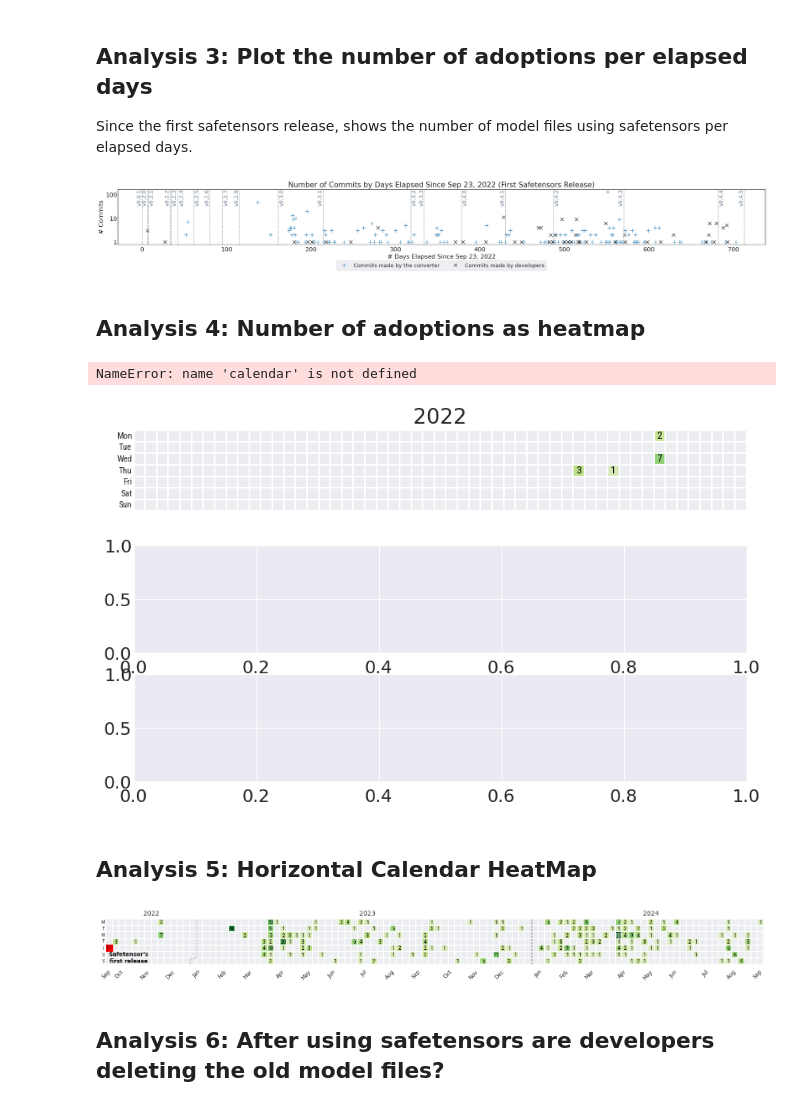
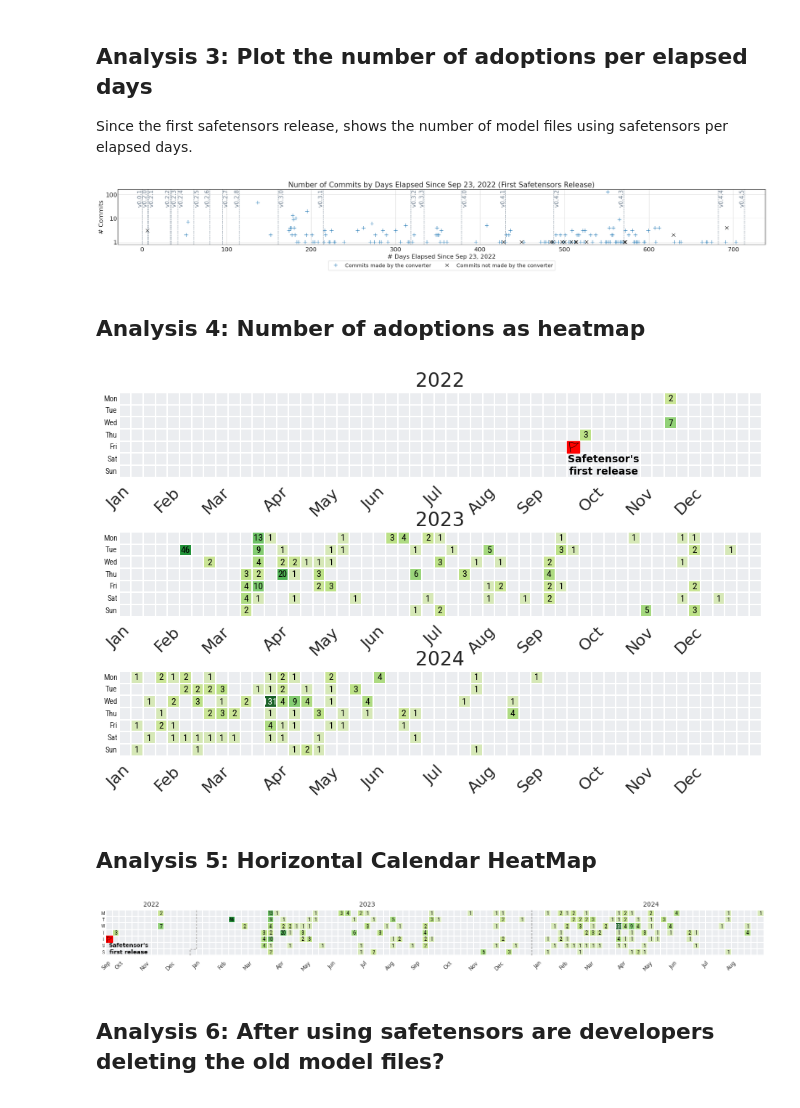
Before and after one commit to s2e-lab/model-evolution, a Jupyter notebook: scripts/notebooks/rq1_analysis.ipynb, the cells around one changed output. Drawn from its saved outputs; the diff is of its cells as text; code cells hidden in the pictures.

Commit message:
Updated RQ1 scripts and results

```diff
--- a/scripts/notebooks/rq1_analysis.ipynb
+++ b/scripts/notebooks/rq1_analysis.ipynb
@@ -12,3 +12,6 @@ df = read_repositories_evolution()
 
 # Filter out rows with 'safetensors' serialization format
 df_safetensors = df[df['serialization_format'] == 'safetensors']
+# Filter out rows that added the safetensors files (ie., change_status = '+')
+df_safetensors = df_safetensors[df_safetensors['change_status'] == '+']
+df_safetensors
@@ -84,7 +109,6 @@ Name: elapsed_days, dtype: int64
 
 Since the first safetensors release, shows the number of model files using safetensors per elapsed days.
 # %%
-from pathlib import Path
 import matplotlib.pyplot as plt
 from nb_utils import get_safetensors_releases, SAFETENSORS_RELEASE_DATE
 
@@ -101,7 +125,7 @@ plt.rcParams['ytick.major.pad'] = -2  # Decrease this value as needed
 plt.rcParams.update({'font.size': 16})
 
 # Plotting
-plt.figure(figsize=(25,4), facecolor="white")  # Set figure background to white
+plt.figure(figsize=(25, 4), facecolor="white")  # Set figure background to white
 ax = plt.gca()  # Get the current axis
 ax.set_facecolor("white")  # Set axis background to white
 
@@ -111,11 +135,10 @@ for spine in ax.spines.values():
     spine.set_color('black')
     spine.set_linewidth(1.0)
 
-
 plt.plot(commits_by_bot.index, commits_by_bot.values,
-         marker='+', linestyle='None', markersize=10,  label="Commits made by SFConvert bot")
+         marker='+', linestyle='None', markersize=10)
 plt.plot(commits_not_by_bot.index, commits_not_by_bot.values,
-         marker='x', linestyle='None', color='black', markersize=9, label="Commits not made by SFConvert bot")
+         marker='x', linestyle='None', color='black', markersize=9)
 
 plt.xlabel("# Days Elapsed Since Sep 23, 2022")
 plt.ylabel("# Commits")
@@ -125,48 +148,48 @@ plt.yticks([1, 10, 100], ['1', '10', '100'])
 # plt.xticks(fontsize=14)
 plt.grid(True)
 plt.legend(
-    ('Commits made by the converter','Commits made by developers'),
+    ('Commits made by the converter', 'Commits not made by the converter'),
     loc='upper center', bbox_to_anchor=(0.5, -0.25), ncol=2, fontsize=14)
 plt.tight_layout()
 
-
-df_releases  = get_safetensors_releases()
+df_releases = get_safetensors_releases()
 
 #  add vertical lines for each release date with labels
-color, i, x_coordinates = 'slategray', 0, [1, -6.5]
+color, i, x_coordinates = 'slategray', 0, [0.75, -6]
 
 for day, label in df_releases[['date', 'tag']].values:
     i = (i + 1) % 2
     diff = (day - SAFETENSORS_RELEASE_DATE).days
-    plt.axvline(x=diff,color=color, linestyle='--', linewidth=1)
-    x_offset = 1.5 if label == 'v0.2.4' else  x_coordinates[i]
-    plt.text(diff + x_offset, plt.ylim()[1] * 0.99, label, color=color, rotation=90, verticalalignment='top', fontdict={'size':14})
+    plt.axvline(x=diff, color=color, linestyle='--', linewidth=1)
+    x_offset = x_coordinates[0] if label == 'v0.2.4' else x_coordinates[i]
+    plt.text(diff + x_offset, plt.ylim()[1] * 0.99, label, color=color, rotation=90, verticalalignment='top',
+             fontdict={'size': 15})
     if label == 'v0.0.1': i = 2
 
-
 # Save the plot as a PDF file
-plt.savefig(RESULTS_DIR /'RQ1CommitsDistribution.pdf', format="pdf", bbox_inches="tight")
+plt.savefig(RESULTS_DIR / 'RQ1CommitsDistribution.pdf', format="pdf", bbox_inches="tight")
 
 plt.show()
 # %% [output]
-[figure, old version]
+[figure, new version]
 # %% [markdown]
 ## Analysis 4: Number of adoptions as heatmap
 # %%
 import numpy as np
 from matplotlib.colors import LinearSegmentedColormap
 import pandas as pd
+import seaborn as sns
+import calendar
 from pathlib import Path
 from matplotlib.patches import Rectangle
 from matplotlib.font_manager import FontProperties
 import matplotlib.pyplot as plt
-import seaborn as sns
 
 # Warnings are very unnecessary. They can only do harm  🎶
 # Enjoy the silence :)
 import warnings
+
 warnings.filterwarnings("ignore", category=UserWarning)
-
 
 # Create a font property with Noto Emoji and Roboto Condensed fonts
 emoji_font = FontProperties(fname=Path('../../assets/NotoEmoji-Regular.ttf'))
@@ -177,7 +200,6 @@ roboto_condensed_font = FontProperties(fname=Path('../../assets/RobotoCondensed-
 plt.rcParams['font.family'] = 'DejaVu Sans'
 # Decrease padding for y-axis tick labels
 plt.rcParams['ytick.major.pad'] = -2  # Decrease this value as needed
-
 
 # group by timestamp, and ignore the times, just group based on the date
 commits_by_date = df_safetensors.groupby(df_safetensors['date'].dt.floor('D')).size().sort_index()
@@ -210,6 +232,7 @@ log_commits_by_date = np.log1p(commits_by_date)  # log(1 + count)
 # Determine the max log-transformed value for setting the consistent color range
 vmax_log = log_commits_by_date.max()
 
+
 # Modify the function to add count annotations on non-zero cells
 
 def plot_year_heatmap_with_annotations(year, ax):
@@ -239,8 +262,9 @@ def plot_year_heatmap_with_annotations(year, ax):
         for col in range(53):
             if year_matrix_original[row, col] > 0:
                 ax.text(col + 0.5, row + 0.5, f"{int(year_matrix_original[row, col])}",
-                        ha='center', va='center', fontsize=9.5, color='black' if year_matrix_original[row, col] < vmax else 'white', fontproperties=roboto_condensed_font)
-
+                        ha='center', va='center', fontsize=9.5,
+                        color='black' if year_matrix_original[row, col] < vmax else 'white',
+                        fontproperties=roboto_condensed_font)
 
     # Set title and adjust labels for horizontal orientation
     ax.set_title(f"{year}")
@@ -254,37 +278,37 @@ def plot_year_heatmap_with_annotations(year, ax):
         label.set_verticalalignment('center')
         # decrease padding
         # label.set_pad(0)
     #
     # Adjust the month labels along the x-axis
     month_ticks = [0, 4, 8, 13, 17, 21, 26, 30, 34, 39, 43, 47]
     ax.set_xticks(month_ticks)
     ax.set_xticklabels([calendar.month_abbr[i] for i in range(1, 13)], rotation=45)
 
     if year == 2022:
         # Define the day and week position to highlight
         highlight_day = 4  # Example: 2 for Wednesday
         highlight_week = 37  # Example week to highlight
         # Add a red patch to highlight the selected square
         ax.add_patch(Rectangle((highlight_week, highlight_day), 1, 1, fill=True, color="red"))
         # Add a text annotation to highlight the selected square
-        ax.text(highlight_week + 3, highlight_day + 2, "Safetensor's\nfirst release", ha='center', va='center', color="black", fontsize=10, weight='bold')
+        ax.text(highlight_week + 3, highlight_day + 2, "Safetensor's\nfirst release", ha='center', va='center',
+                color="black", fontsize=10, weight='bold')
         # Add a vertical line to highlight the selected week
         ax.text(highlight_week + 0.5, highlight_day + 0.5, "🚩", fontproperties=emoji_font,
-                        ha='center', va='center', fontsize=10, color='black' )
+                ha='center', va='center', fontsize=10, color='black')
 
 
 # Plot horizontal heatmaps with annotations for non-zero values
 fig, axes = plt.subplots(len(years), 1, figsize=(10, 6))
 
 for i, year in enumerate(years):
     plot_year_heatmap_with_annotations(year, axes[i])
 
 plt.tight_layout()
 plt.savefig(Path('../../results/RQ1Heatmap.pdf'), bbox_inches='tight', format='pdf')
 plt.show()
 # %% [output]
-NameError: name 'calendar' is not defined
-[figure, old version]
+[figure, new version]
 # %% [markdown]
 ## Analysis 5: Horizontal Calendar HeatMap
 # %%
@@ -297,9 +321,8 @@ import numpy as np
 
 # leave me alone, FFS.
 import warnings
+
 warnings.filterwarnings("ignore", category=UserWarning)  # Ignore UserWarnings from Matplotlib
-
-
 
 # Create a font property with Noto Emoji and Roboto Condensed fonts
 emoji_font = FontProperties(fname=Path('../../assets/NotoEmoji-Regular.ttf'))
@@ -312,8 +335,6 @@ plt.rcParams['font.family'] = 'DejaVu Sans'
 plt.rcParams['ytick.major.pad'] = -1.5  # Decrease this value as needed
 # set default font size
 plt.rcParams.update({'font.size': 8.5})
-
-
 
 # Define the years for which we want to create heatmaps
 years = [2022, 2023, 2024]
@@ -330,6 +351,7 @@ log_commits_by_date = np.log1p(commits_by_date)  # log(1 + count)
 
 # Determine the max log-transformed value for setting the consistent color range
 vmax_log = log_commits_by_date.max()
+
 
 # Modify the function to add count annotations on non-zero cells
 
@@ -366,14 +388,16 @@ def plot_year_heatmap_with_custom_start_fixed(year, ax, start_month=None, end_mo
     # Plot the heatmap with log-transformed data
     sns.heatmap(year_matrix, ax=ax, cmap=cmap, cbar=False,
                 vmin=0, vmax=vmax_log, linewidths=0.1, linecolor='white', square=True,
-                yticklabels=['Mon', 'Tue', 'Wed', 'Thu', 'Fri', 'Sat', 'Sun'] )
+                yticklabels=['Mon', 'Tue', 'Wed', 'Thu', 'Fri', 'Sat', 'Sun'])
 
     # Add annotations for non-zero values
     for row in range(7):
         for col in range(weeks_in_range):
             if year_matrix_original[row, col] > 0:
                 ax.text(col + 0.5, row + 0.5, f"{int(year_matrix_original[row, col])}",
-                        ha='center', va='center', fontsize=8.5, color='black' if year_matrix_original[row, col] < vmax else 'white', fontproperties=roboto_condensed_font)
+                        ha='center', va='center', fontsize=8.5,
+                        color='black' if year_matrix_original[row, col] < vmax else 'white',
+                        fontproperties=roboto_condensed_font)
 
     # Set title and adjust labels for horizontal orientation
     ax.set_title(f"{year}")
@@ -392,9 +416,9 @@ def plot_year_heatmap_with_custom_start_fixed(year, ax, start_month=None, end_mo
         ax.set_xticks(month_ticks)
         ax.set_xticklabels(['Sep', 'Oct', 'Nov', 'Dec'], rotation=45)
     elif year == 2024:
-        month_ticks = [0, 4, 8, 13, 17, 21, 26, 30, 34]
+        month_ticks = [0, 4, 8, 13, 17, 21, 26, 30]
         ax.set_xticks(month_ticks)
-        ax.set_xticklabels([calendar.month_abbr[i] for i in range(1, 10)], rotation=45)
+        ax.set_xticklabels([calendar.month_abbr[i] for i in range(1, 9)], rotation=45)
     else:
         month_ticks = [0, 4, 8, 13, 17, 21, 26, 30, 34, 39, 43, 47]
         ax.set_xticks(month_ticks)
@@ -411,7 +435,7 @@ def plot_year_heatmap_with_custom_start_fixed(year, ax, start_month=None, end_mo
                 ha='center', va='center', color="black", fontsize=9, weight='bold')
         # Add a vertical line to highlight the selected week
         ax.text(highlight_week + 0.5, highlight_day + 0.5, "🚩", fontproperties=emoji_font,
-                        ha='center', va='center', fontsize=9.5, color='black' )
+                ha='center', va='center', fontsize=9.5, color='black')
     # Draw a gray dashed vertical line at the end of each year
     if year == 2023:  # Only add a line if it's not the last year
         ax.axvline(x=52, color="gray", linestyle="--", linewidth=1)  # Adjust x to align with end of year
@@ -421,8 +445,9 @@ def plot_year_heatmap_with_custom_start_fixed(year, ax, start_month=None, end_mo
         # Add a horizontal dashed line at the specified y position (e.g., between Friday and Saturday)
         ax.hlines(y=6, xmin=13, xmax=14, color="gray", linestyle="--", linewidth=1)  # Adjust `y` as needed
 
+
 # Plot horizontal heatmaps, starting 2022 from September
-fig, axes = plt.subplots(1, len(years), figsize=(15, 6), gridspec_kw={'width_ratios': [14, 53, 35],'wspace': 0})
+fig, axes = plt.subplots(1, len(years), figsize=(15, 6), gridspec_kw={'width_ratios': [14, 53, 35], 'wspace': 0})
 
 for i, year in enumerate(years):
     if year == 2022:
@@ -434,13 +459,12 @@ for i, year in enumerate(years):
 
 plt.tight_layout()
 
-
 # save as PDF on results folder
 plt.savefig(RESULTS_DIR / 'RQ1HeatmapHorizontal.pdf', bbox_inches='tight', format='pdf')
 
 plt.show()
 # %% [output]
-[figure, old version]
+[figure, new version]
 # %% [markdown]
 ## Analysis 6: After using safetensors are developers deleting the old model files?
 # %%
```
Also changed, not shown: parts of 4 cells of this notebook, 13 other files.
